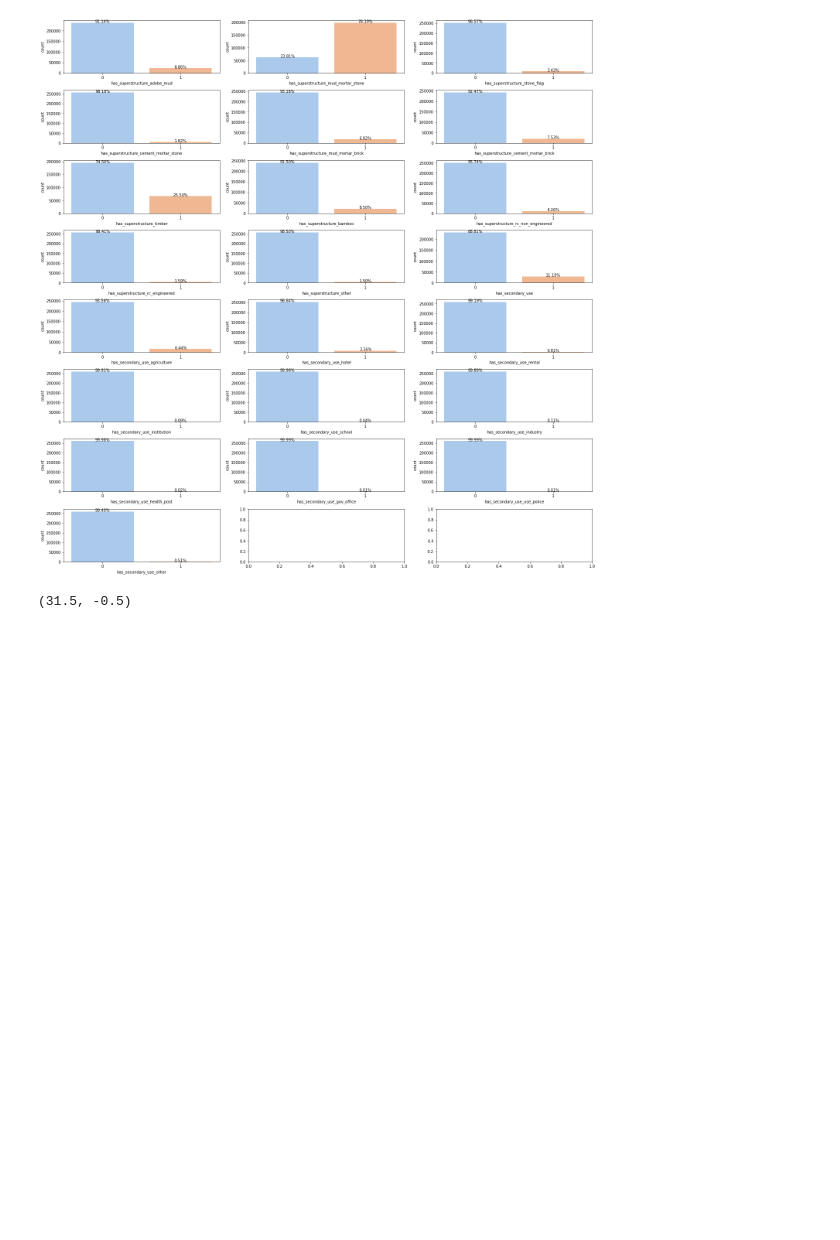
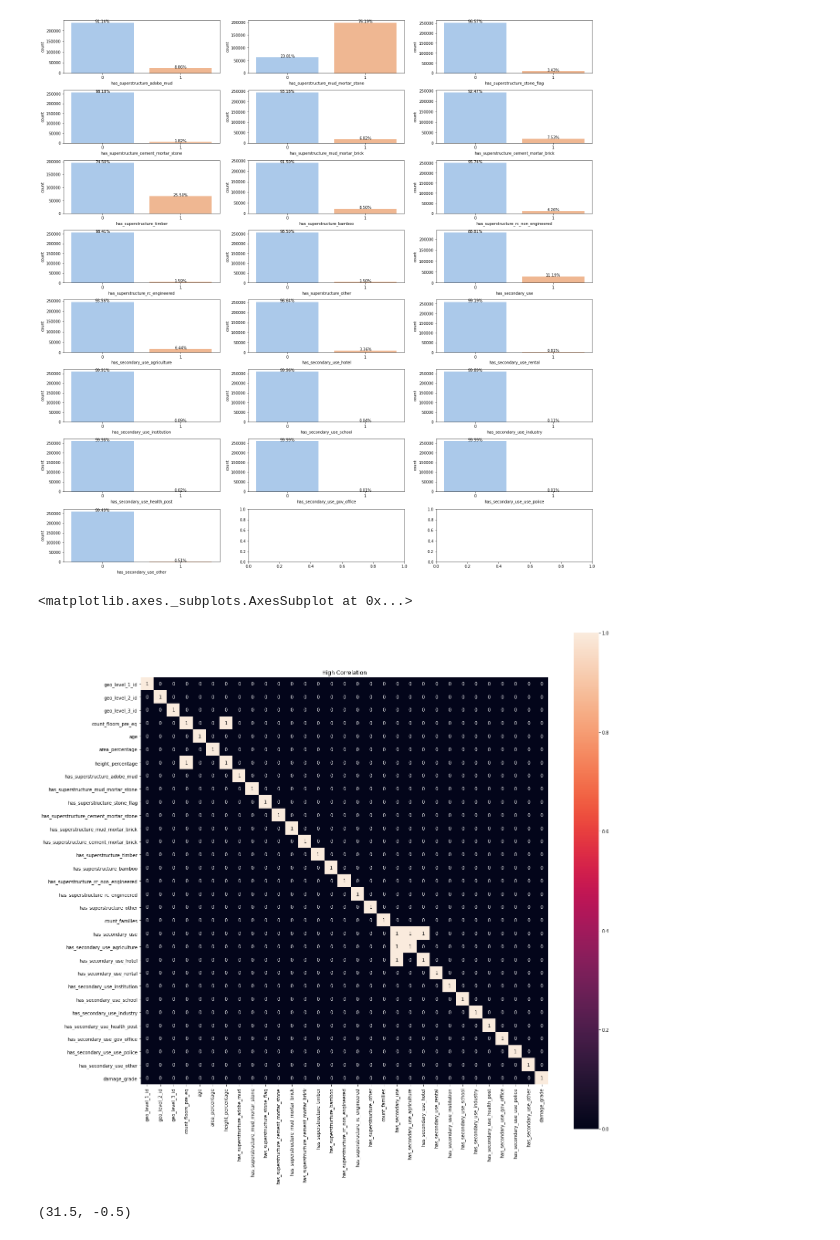
Before and after one commit to VandhanaV/Richetors-predictor-, a Jupyter notebook: RP.ipynb, the cells around one changed output. Cells and saved outputs as stored; diff of their text form; code cells hidden in the pictures; blank space fills up the shorter version.

```diff
--- a/RP.ipynb
+++ b/RP.ipynb
@@ -213,9 +217,15 @@ for ax,col in zip(axes,bin_cols):
 # %%
 #corrected axis issue in heatmap
 #plt.figure(figsize=(20,20))
 #ax = sns.heatmap(df.corr(), annot=True, fmt='.2f') #notation: "annot" not "annote"
 #bottom, top = ax.get_ylim()
 #ax.set_ylim(bottom + 0.5, top - 0.5)
+plt.figure(figsize=(20,20))
+plt.title('High Correlation')
+sns.heatmap(df.corr() > 0.5, annot=True, square=True)
+# %% [output]
+<matplotlib.axes._subplots.AxesSubplot at 0x...>
+[figure, added]
 # %%
 # Compute the correlation matrix
 corr = df.corr()
```
Also changed, not shown: parts of 40 cells of this notebook.
